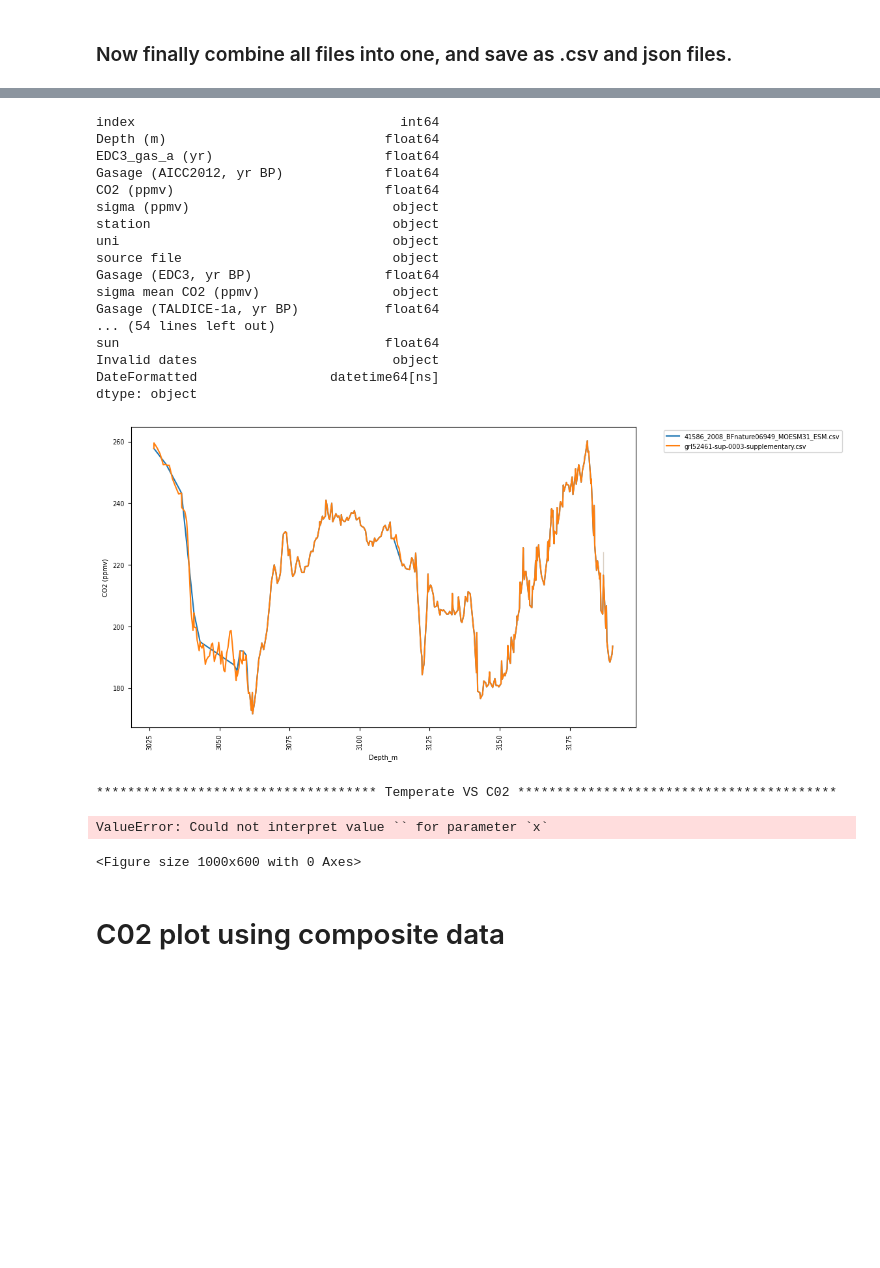
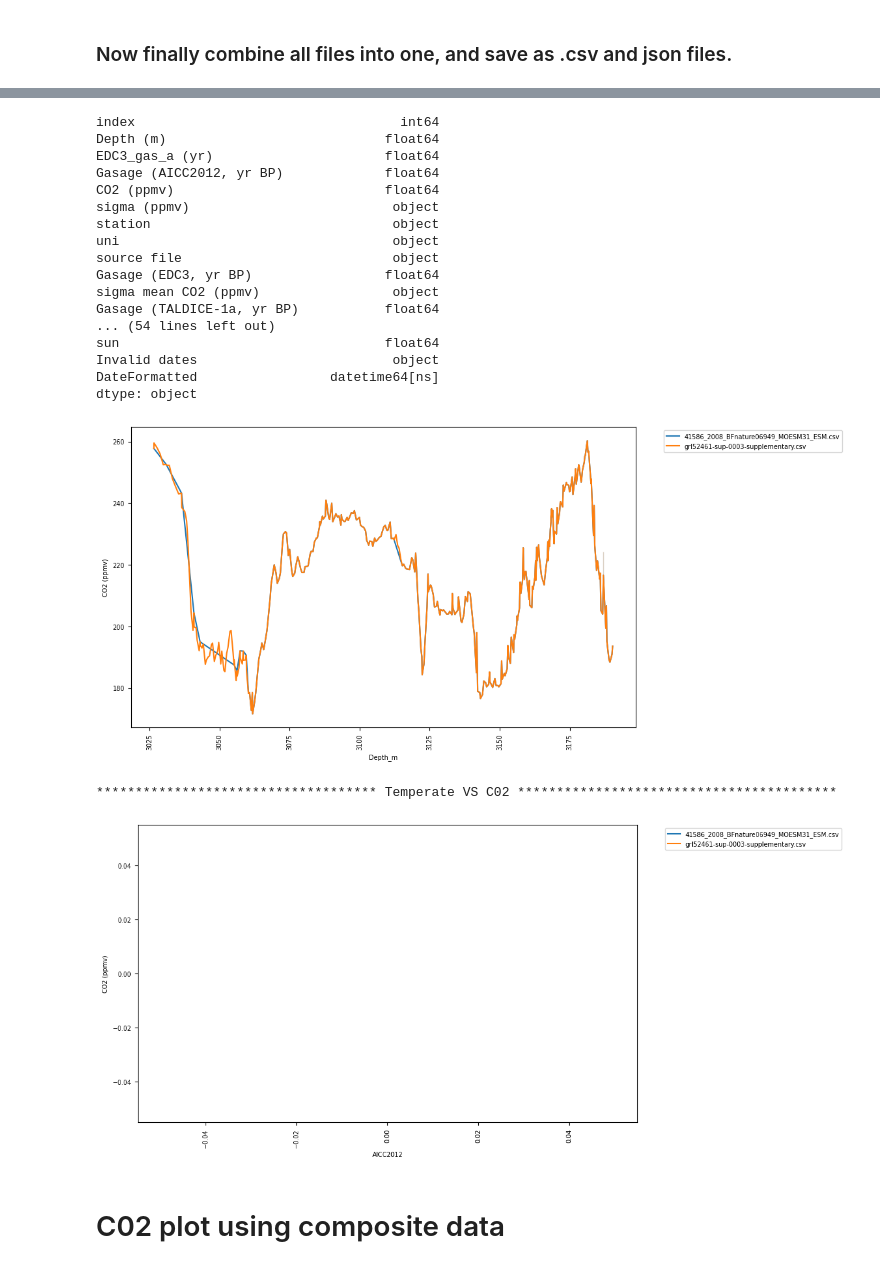
Before and after one commit to cpjm/pfda_project1, a Jupyter notebook: pfda_project2/project2.ipynb, the cells around one changed output, grey strips where cells are left out. Drawn from its saved outputs; the diff is of its cells as text; code cells hidden in the pictures; blank space fills up the shorter version.

```diff
--- a/pfda_project2/project2.ipynb
+++ b/pfda_project2/project2.ipynb
@@ -1723,42 +1809,43 @@ plt.show()
 #################################
 #
 print('************************************ Temperate VS C02 *****************************************')
-df_all_copy=all_combined.copy()
+
+#df_all_copy=all_combined.copy()
+#df_all_copy= df_all_copy[df_all_copy['Temperature'] > 0].copy()
+#df_all_copy = df_all_copy.reset_index()
+
 #print('TEMP BEFORE FILTER df_all_copy.shape[0] >>>>>', df_all_copy.shape[0])
-df_all_copy= df_all_copy[df_all_copy['Temperature'] > 0].copy()
-df_all_copy = df_all_copy.reset_index()
 #print('TEMP AFTER FILTER df_all_copy.shape[0] >>>>>', df_all_copy.shape[0])
-#print('################################## Temperate VS C02 dtypes>>>>>>>>',df_all_copy.dtypes)
-#print('################################## Temperate VS C02 Describe>>>>>>>>',df_all_copy.describe())
+#print('################################## Temperature VS C02 dtypes>>>>>>>>',df_all_copy.dtypes)
+#print('################################## Temperature VS C02 Describe>>>>>>>>',df_all_copy.describe())
 
 plt.figure(figsize=(10, 6))
-sns.lineplot(y='CO2 (ppmv)', x='', data=df_all_copy, hue='source file')
+sns.lineplot(y='CO2 (ppmv)', x='AICC2012', data=df_all_copy, hue='source file')
 plt.legend(bbox_to_anchor=(1.05, 1), loc='upper left')
 plt.xticks(rotation=90)
-plt.title='Comparison of CO2 (ppmv) for Depth (m) between 2 data sources.'
+plt.title='Comparison of CO2 (ppmv) vs Gasage (AICC2012, yr BP)'
 plt.show()
 # %% [output]
 index                                  int64
 Depth (m)                            float64
 EDC3_gas_a (yr)                      float64
 Gasage (AICC2012, yr BP)             float64
 CO2 (ppmv)                           float64
 sigma (ppmv)                          object
 station                               object
 uni                                   object
 source file                           object
 Gasage (EDC3, yr BP)                 float64
 sigma mean CO2 (ppmv)                 object
 Gasage (TALDICE-1a, yr BP)           float64
 ... (54 lines left out)
 sun                                  float64
 Invalid dates                         object
 DateFormatted                 datetime64[ns]
 dtype: object
 [figure]
 ************************************ Temperate VS C02 *****************************************
-ValueError: Could not interpret value `` for parameter `x`
-<Figure size 1000x600 with 0 Axes>
+[figure, added]
 # %% [markdown]
 # C02 plot using composite data
 # %%
```
Also changed, not shown: parts of 9 cells of this notebook, 2 other files.
